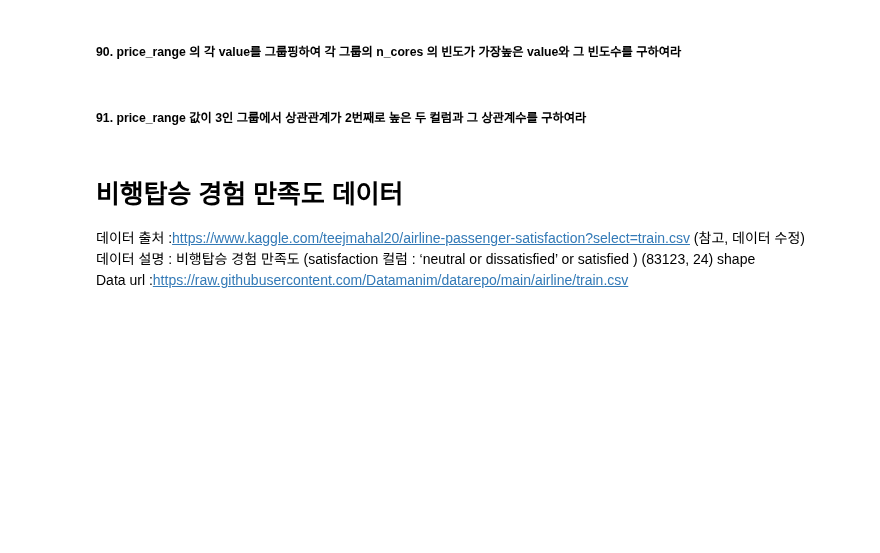
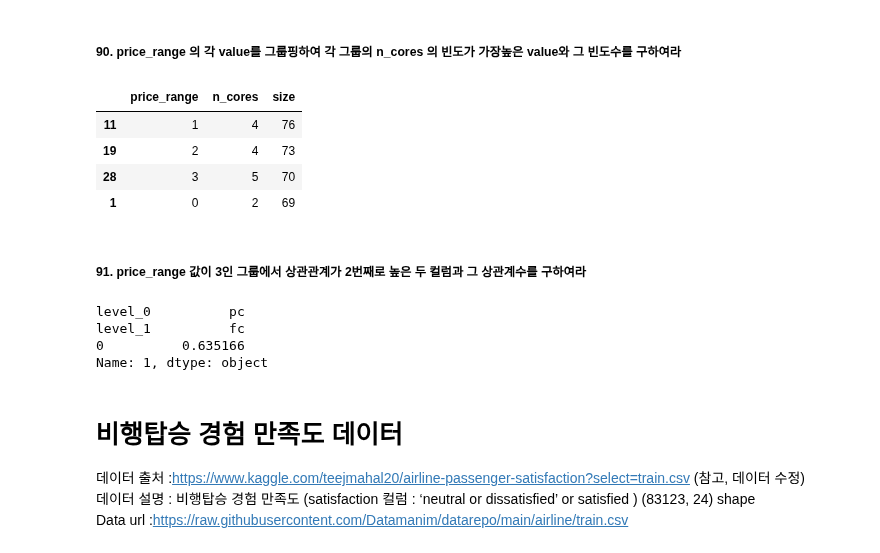
Before and after one commit to cms6090/Big-Data-Analysis, a Jupyter notebook: type1.ipynb, the cells around one changed output. Saved outputs shown, nothing was run; the diff lists cells and outputs as text; code cells hidden in the pictures; blank space fills up the shorter version.

```diff
--- a/type1.ipynb
+++ b/type1.ipynb
@@ -1284,8 +1284,24 @@ df
 2000 rows × 21 columns
 # %% [markdown]
 ##### 90. price_range 의 각 value를 그룹핑하여 각 그룹의 n_cores 의 빈도가 가장높은 value와 그 빈도수를 구하여라
+# %%
+df[["price_range", "n_cores"]].groupby(["price_range", "n_cores"], as_index = False).size().sort_values("size", ascending = False).groupby("price_range").head(1)
+# %% [output]
+|  | price_range | n_cores | size |
+| 11 | 1 | 4 | 76 |
+| 19 | 2 | 4 | 73 |
+| 28 | 3 | 5 | 70 |
+| 1 | 0 | 2 | 69 |
 # %% [markdown]
 ##### 91. price_range 값이 3인 그룹에서 상관관계가 2번째로 높은 두 컬럼과 그 상관계수를 구하여라
+# %%
+target = df[df["price_range"] == 3].corr().unstack().sort_values(ascending = False)
+target[target != 1].reset_index().iloc[1]
+# %% [output]
+level_0          pc
+level_1          fc
+0          0.635166
+Name: 1, dtype: object
 # %% [markdown]
 # 비행탑승 경험 만족도 데이터
 데이터 출처 :https://www.kaggle.com/teejmahal20/airline-passenger-satisfaction?select=train.csv (참고, 데이터 수정)
```
Also changed, not shown: parts of 44 cells of this notebook.
